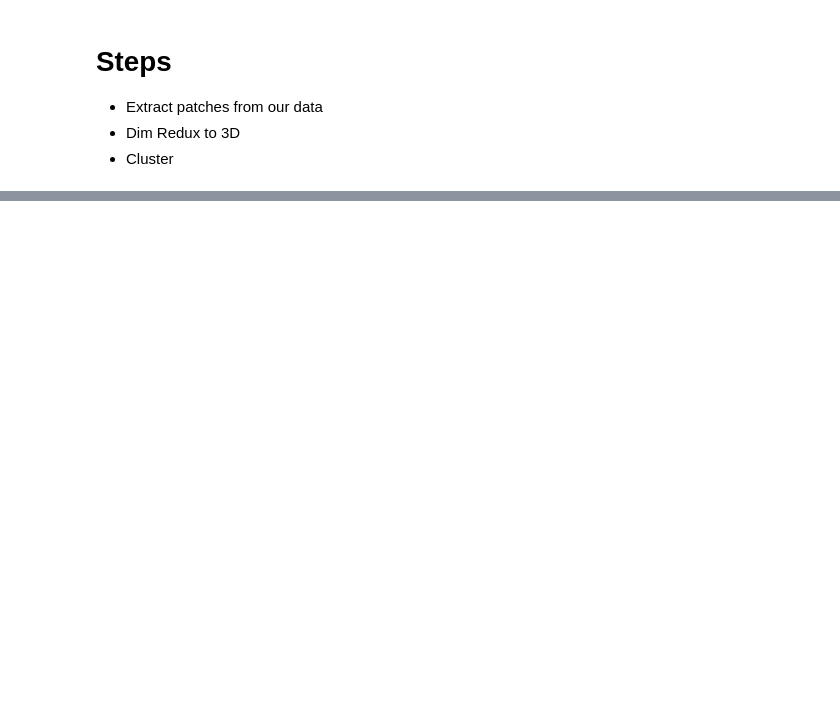
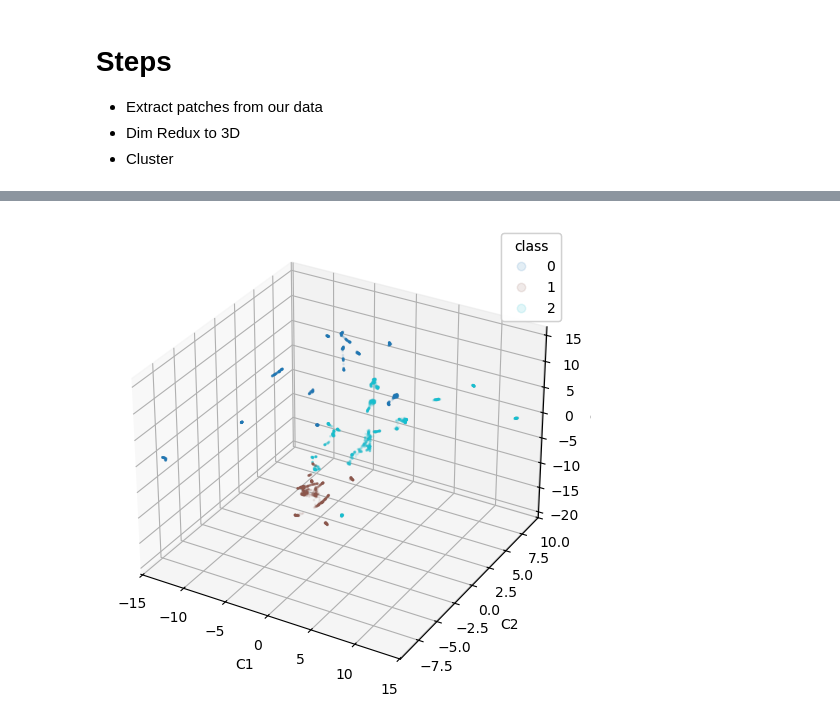
Before and after one commit to Sea-Meets-the-Stars/DBOF_Representation_Learning, a Jupyter notebook: notebooks/baseline_clusters.ipynb, the cells around one changed output, grey strips where cells are left out. Saved outputs shown, nothing was run; the diff lists cells and outputs as text; code cells hidden in the pictures; blank space fills up the shorter version.

```diff
--- a/notebooks/baseline_clusters.ipynb
+++ b/notebooks/baseline_clusters.ipynb
@@ -36,0 +234,3 @@ def images_to_patches(images: torch.Tensor, patch_size: int) -> torch.Tensor:
+# %%
+X_gpu = cp.asarray(patches_3d)
+X_gpu_2D = cp.asarray(patches_2d)
@@ -36,0 +239,6 @@ def images_to_patches(images: torch.Tensor, patch_size: int) -> torch.Tensor:
+# %%
+clusterer = HDBSCAN(
+    min_cluster_size=500,
+    min_samples=10,
+    prediction_data=True
+)
@@ -36,0 +256,4 @@ def images_to_patches(images: torch.Tensor, patch_size: int) -> torch.Tensor:
+# %%
+vis_dim_redux(patches_3d, labels, dims=3)
+# %% [output]
+[figure, added]
```
Also changed, not shown: parts of 26 cells of this notebook, 3 other files.
